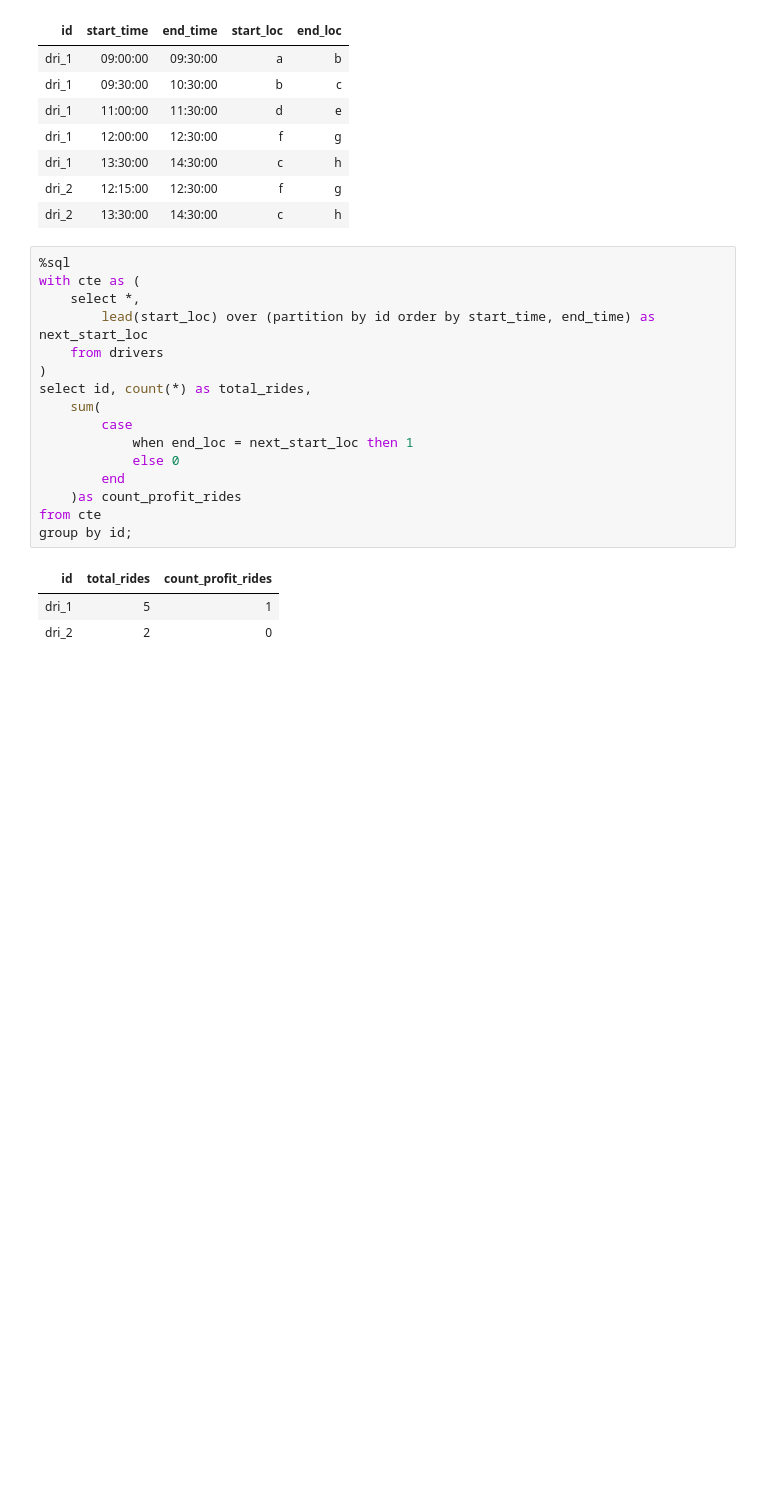
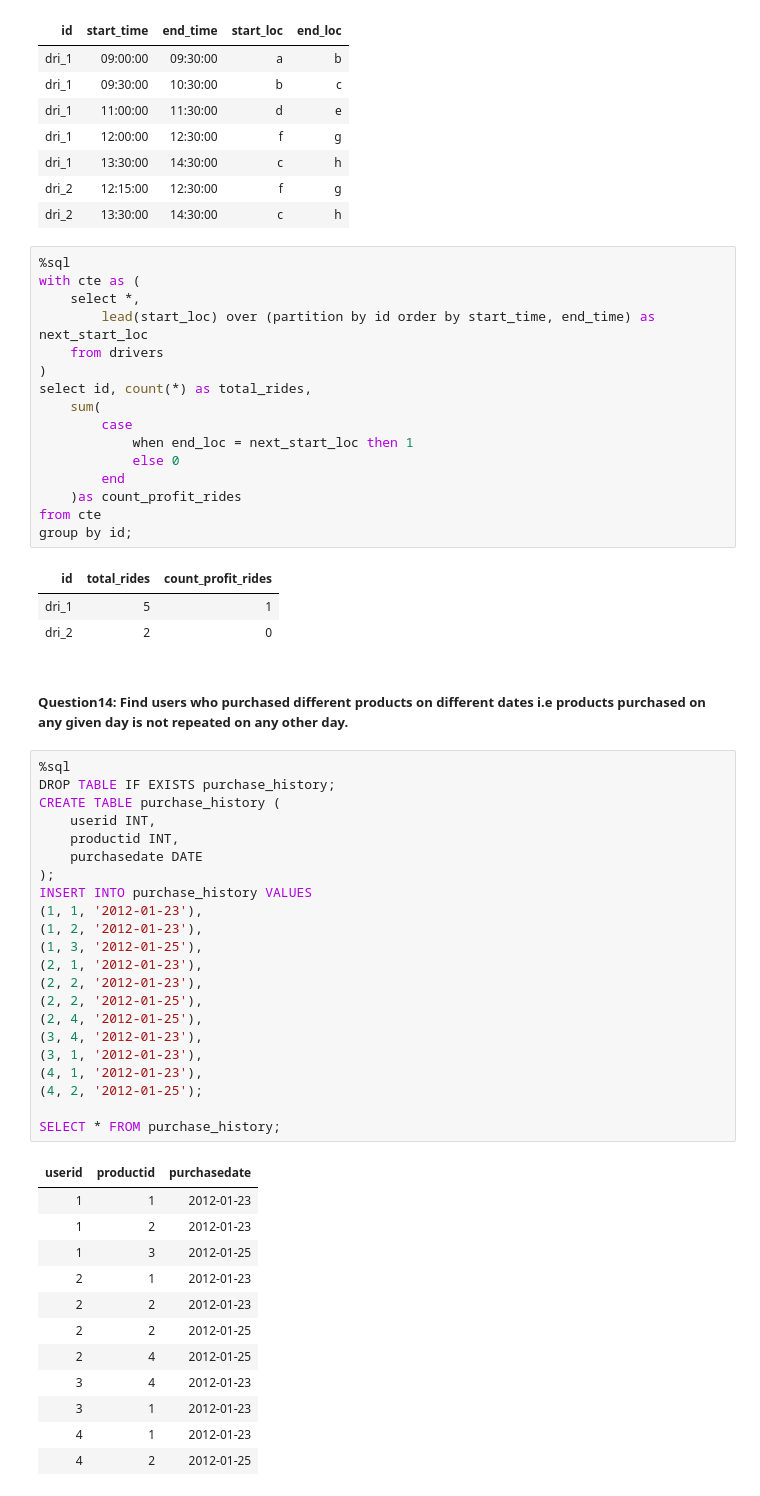
Before and after one commit to Rupam-1/SQL-Pyspark-practise_youtube, a Jupyter notebook: 04. SQL - Part3.ipynb, the cells around one changed output. Saved outputs shown, nothing was run; the diff lists cells and outputs as text; blank space fills up the shorter version.

```diff
--- a/04. SQL - Part3.ipynb
+++ b/04. SQL - Part3.ipynb
@@ -1262,3 +1262,40 @@ group by id;
 | id | total_rides | count_profit_rides |
 | dri_1 | 5 | 1 |
 | dri_2 | 2 | 0 |
+# %% [markdown]
+##### Question14: Find users who purchased different products on different dates i.e products purchased on any given day is not repeated on any other day.
+# %%
+%sql
+DROP TABLE IF EXISTS purchase_history;
+CREATE TABLE purchase_history (
+    userid INT,
+    productid INT,
+    purchasedate DATE
+);
+INSERT INTO purchase_history VALUES
+(1, 1, '2012-01-23'),
+(1, 2, '2012-01-23'),
+(1, 3, '2012-01-25'),
+(2, 1, '2012-01-23'),
+(2, 2, '2012-01-23'),
+(2, 2, '2012-01-25'),
+(2, 4, '2012-01-25'),
+(3, 4, '2012-01-23'),
+(3, 1, '2012-01-23'),
+(4, 1, '2012-01-23'),
+(4, 2, '2012-01-25');
+
+SELECT * FROM purchase_history;
+# %% [output]
+| userid | productid | purchasedate |
+| 1 | 1 | 2012-01-23 |
+| 1 | 2 | 2012-01-23 |
+| 1 | 3 | 2012-01-25 |
+| 2 | 1 | 2012-01-23 |
+| 2 | 2 | 2012-01-23 |
+| 2 | 2 | 2012-01-25 |
+| 2 | 4 | 2012-01-25 |
+| 3 | 4 | 2012-01-23 |
+| 3 | 1 | 2012-01-23 |
+| 4 | 1 | 2012-01-23 |
+| 4 | 2 | 2012-01-25 |
```
Also changed, not shown: parts of 1 cell of this notebook, 1 other file.
